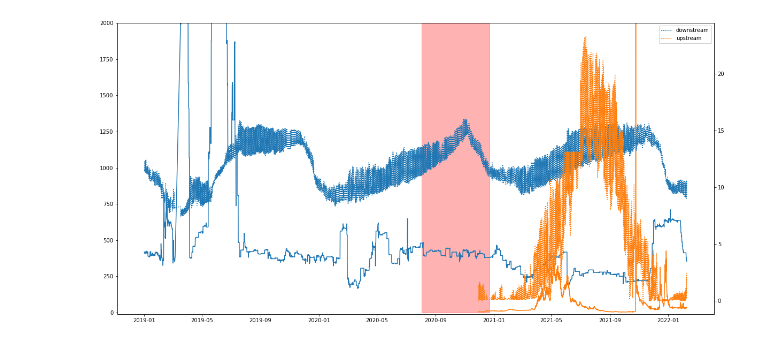
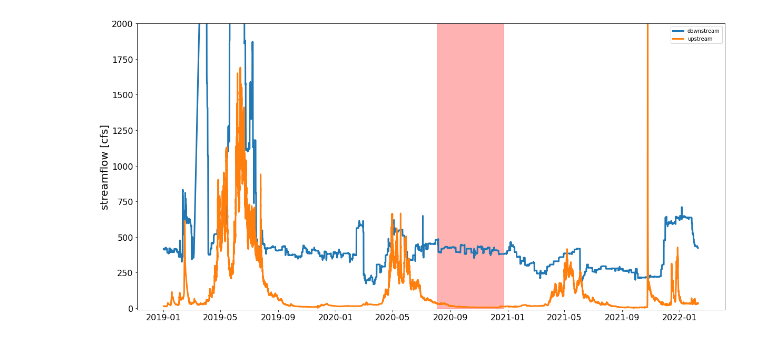
Before and after one commit to mariannecowherd/pe_snow_fires, a Jupyter notebook: scripts/usgs_streamflow.ipynb, the cells around one changed output. Saved outputs shown, nothing was run; the diff lists cells and outputs as text; code cells hidden in the pictures.

```diff
--- a/scripts/usgs_streamflow.ipynb
+++ b/scripts/usgs_streamflow.ipynb
@@ -5,3 +5,6 @@ import numpy as np
 import matplotlib.pyplot as plt
 import datetime as dt
 import pandas as pd
+from constants import *
+from locale import atof, setlocale, LC_NUMERIC
+plt.style.use(home_dir+'stylefile.mplstyle')
@@ -7,0 +255,5 @@ import pandas as pd
+# %%
+site = 'K2P'
+start_date = '2021-04-12'
+end_date = '2022-04-12'
+data = get_cdec_details(site,start_date,end_date)
@@ -239,6 +482,6 @@ ValueError: Shape of passed values is (2, 108921), indices imply (108921, 108921
 # %%
-data_downstream, df_downstream = get_details(site =11251000, start_date = '2019-01-01',end_date ='2022-02-08')
-data_upstream, df_upstream = get_details(site =11224000, start_date = '2019-01-01',end_date ='2022-02-08')
+data_downstream, df_downstream = get_details(site =11251000, start_date = '2018-10-01',end_date ='2022-04-08')
+data_upstream, df_upstream = get_details(site =11224000, start_date = '2019-08-10',end_date ='2022-04-08')
 # data_three, df_three = get_details(site =11303500, start_date = '2019-01-01',end_date ='2022-02-08')
 # data_four, df_four = get_details(site =11274000, start_date = '2019-01-01',end_date ='2022-02-08')
 from dateutil import parser
@@ -259,17 +502,22 @@ metadata = pd.DataFrame(data = [site_ids,lat,lon,elev,area,river])
 # %%
 fig,ax = plt.subplots(figsize=(20,10))
 ax.plot(dt_down, df_downstream['streamflow'].values.astype('float'),'-',label = 'downstream')
-ax.plot(dt_up, df_upstream['streamflow'].values.astype('float'),'-',label = 'upstream')
-ax2 = ax.twinx()
-ax2.plot(dt_down, df_downstream['temperature'].values.astype('float'),':',label = 'downstream')
-ax2.plot(dt_up,df_upstream['temperature'].values.astype('float'),':', label = 'upstream')
+xx =  [parser.parse(i) for i in data_upstream['datetime']]
+yy = [float(d) for d in data_upstream['value']]
+# ax.plot(dt_up, df_upstream['streamflow'].values.astype('float'),'-',label = 'upstream')
+ax.plot(xx, yy,'-',label = 'upstream')
+
+#ax2 = ax.twinx()
+#ax2.plot(dt_down, df_downstream['temperature'].values.astype('float'),':',label = 'downstream')
+#ax2.plot(dt_up,df_upstream['temperature'].values.astype('float'),':', label = 'upstream')
 # ax.plot(dt_three, df_three.values.astype('float'),'-',label = 'three: 11303500')
 # ax.plot(dt_four, df_four.values.astype('float'),'-',label = 'four: 11274000')
 y =  df_upstream.values.astype('float').flatten()
 ax.fill_betweenx([np.nanmin(y),7 * np.nanmax(y)],creek_start,creek_end,color='red',alpha = 0.3)
 ax.set_ylim(-10,2000)
 ax.legend()
-ax2.legend()
+# ax2.legend()
+ax.set_ylabel('streamflow [cfs]')
 plt.show()
 # %% [output]
-[figure, old version]
+[figure, new version]
```
Also changed, not shown: parts of 11 cells of this notebook, 2 other files.
